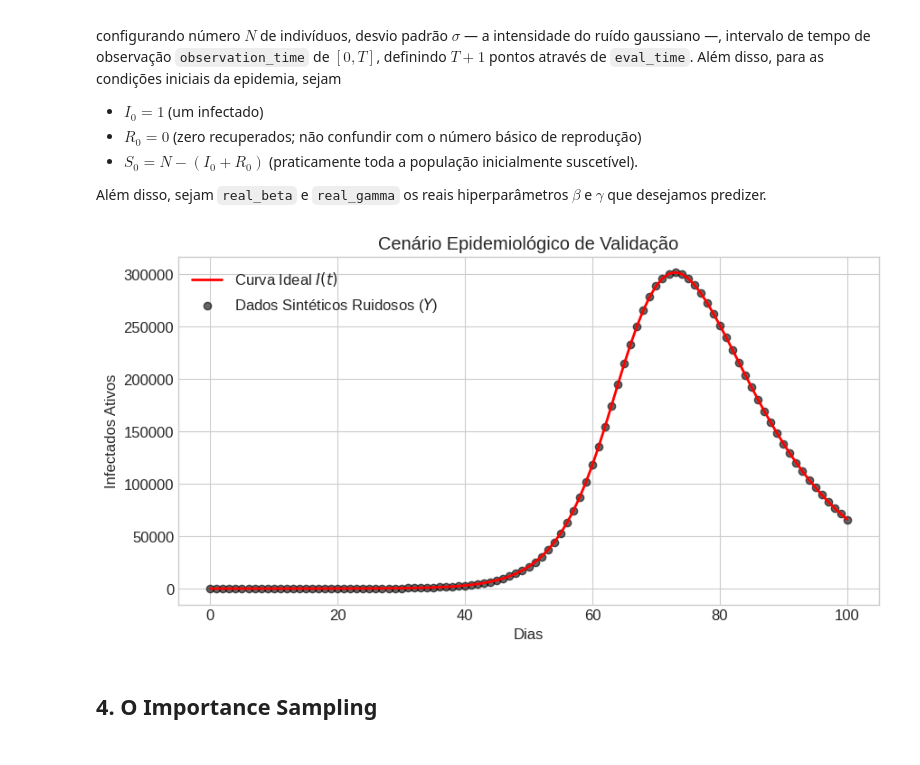
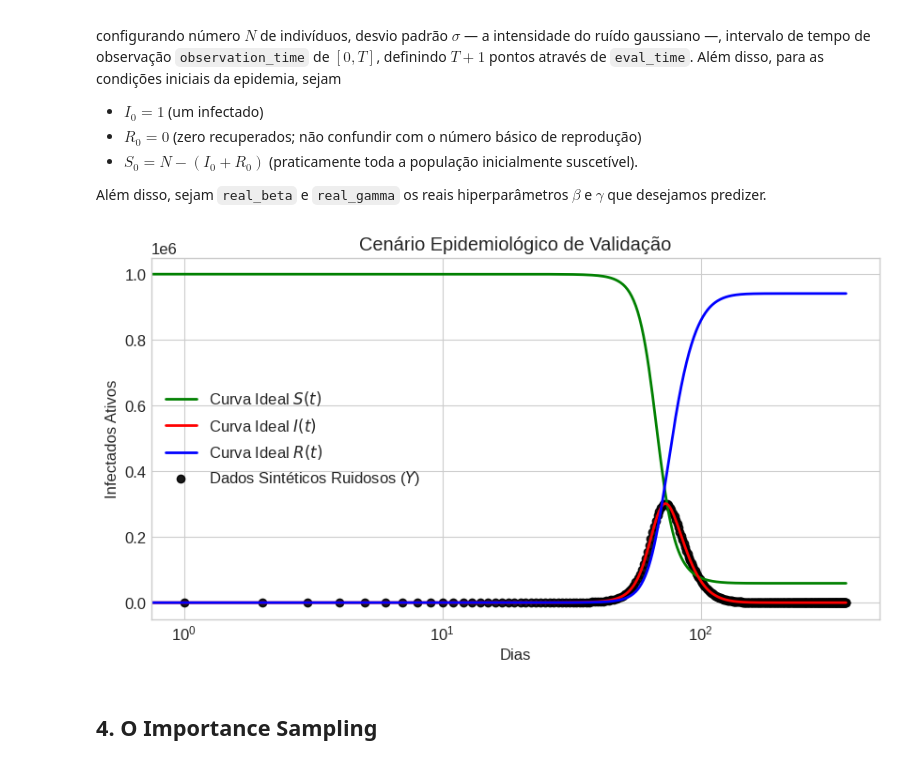
Before and after one commit to robertoleonie/mcmc, a Jupyter notebook: [MCMC]_Projeto.ipynb, the cells around one changed output. Drawn from its saved outputs; the diff is of its cells as text; code cells hidden in the pictures.

```diff
--- a/[MCMC]_Projeto.ipynb
+++ b/[MCMC]_Projeto.ipynb
@@ -54,8 +54,8 @@ def initial_conditions(N,
 
     return y_0
 # %%
-# definindo um intervalo de tempo
-stop = 100
+# definindo um intervalo de tempo de um ano (365 dias)
+stop = 365
 observation_time = (0, stop)
 eval_time = np.linspace(0, stop, stop + 1)
 # %%
@@ -67,35 +67,48 @@ def ode_solver(N, real_beta, real_gamma) :
                      observation_time,
                      y_0, args=(real_beta, real_gamma, N),
                      t_eval=eval_time)
-  I_real = solver.y[1]
 
-  return I_real
+  S_candidate_result = solver.y[0]
+  I_candidate_result = solver.y[1]
+  R_candidate_result = solver.y[2]
+
+  # Ensure the returned solution has the expected length.
+  # If not, fill the rest with np.inf to assign a very low weight in IS.
+  if len(I_candidate_result) != len(eval_time):
+      I_full = np.full_like(eval_time, np.inf, dtype=float)
+      I_full[:len(I_candidate_result)] = I_candidate_result
+      return I_full
+  else:
+      return S_candidate_result, I_candidate_result, R_candidate_result
 # %%
 def gaussian_noise(sigma, seed=42) :
-  I_real = ode_solver(N, real_beta, real_gamma)
+  S_real, I_real, R_real = ode_solver(N, real_beta, real_gamma)
 
   # std_dev = desvio padrao (sigma)
   np.random.seed(seed)
   Y = I_real + np.random.normal(0, sigma, size=len(eval_time))
 
-  return Y, I_real, eval_time
+  return Y, S_real, I_real, R_real, eval_time
 # %%
 def plot_sint_X_real() :
-  Y, I_real, eval_time = gaussian_noise(sigma=25.0)
+  Y, S_real, I_real, R_real, eval_time = gaussian_noise(sigma=25.0)
 
   plt.figure()
+  plt.plot(eval_time, S_real, 'g-', label='Curva Ideal $S(t)$', linewidth=2)
   plt.plot(eval_time, I_real, 'r-', label='Curva Ideal $I(t)$', linewidth=2)
-  plt.scatter(eval_time, Y, color='black', alpha=0.6, label='Dados Sintéticos Ruidosos ($Y$)')
+  plt.plot(eval_time, R_real, 'b-', label='Curva Ideal $R(t)$', linewidth=2)
+  plt.scatter(eval_time, Y, color='black', alpha=0.9, label='Dados Sintéticos Ruidosos ($Y$)')
   plt.title('Cenário Epidemiológico de Validação')
   plt.xlabel('Dias')
   plt.ylabel('Infectados Ativos')
+  plt.xscale('log')
   plt.legend()
   plt.savefig('dados_sinteticos.png', dpi=300, bbox_inches='tight') # Já salva a imagem para o LaTeX
   plt.show()
 
 plot_sint_X_real()
 # %% [output]
-[figure, old version]
+[figure, new version]
 # %% [markdown]
 ## 4. O Importance Sampling
 # %%
```
Also changed, not shown: parts of 11 cells of this notebook.
